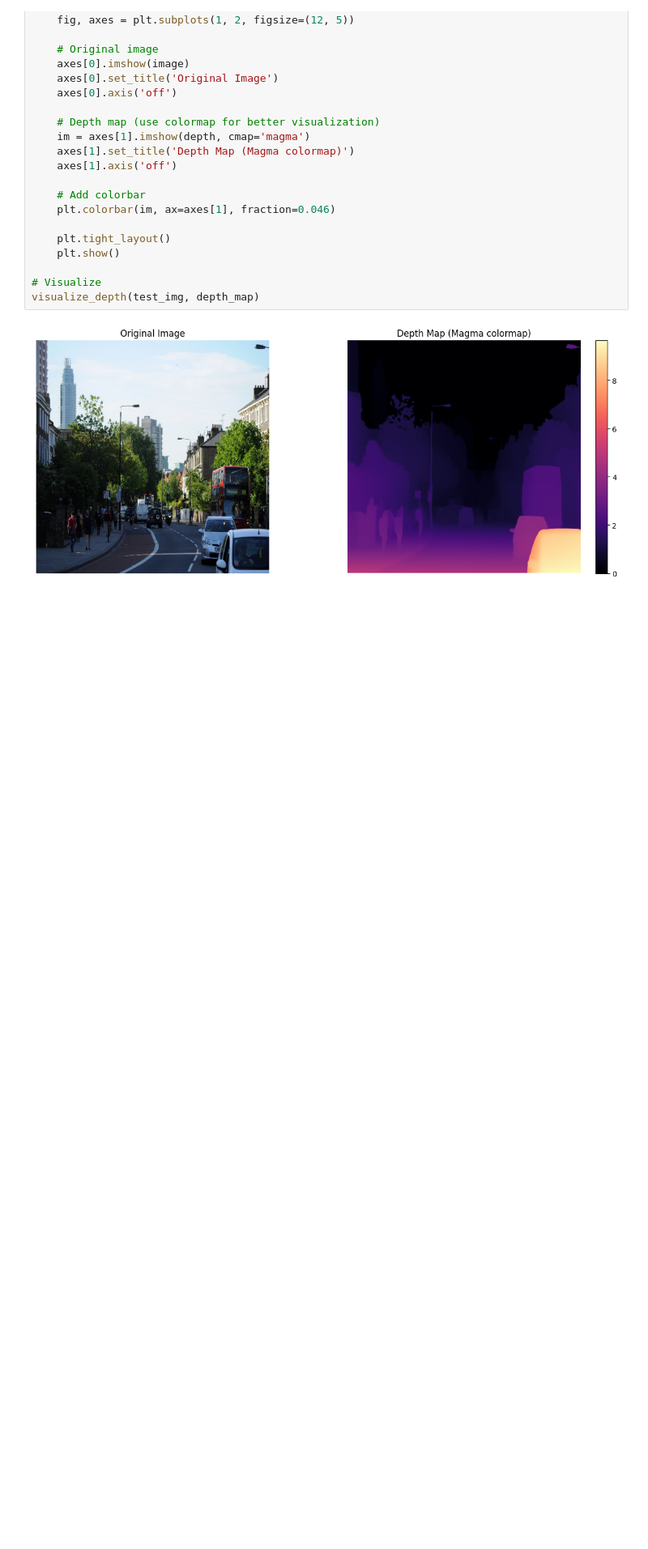
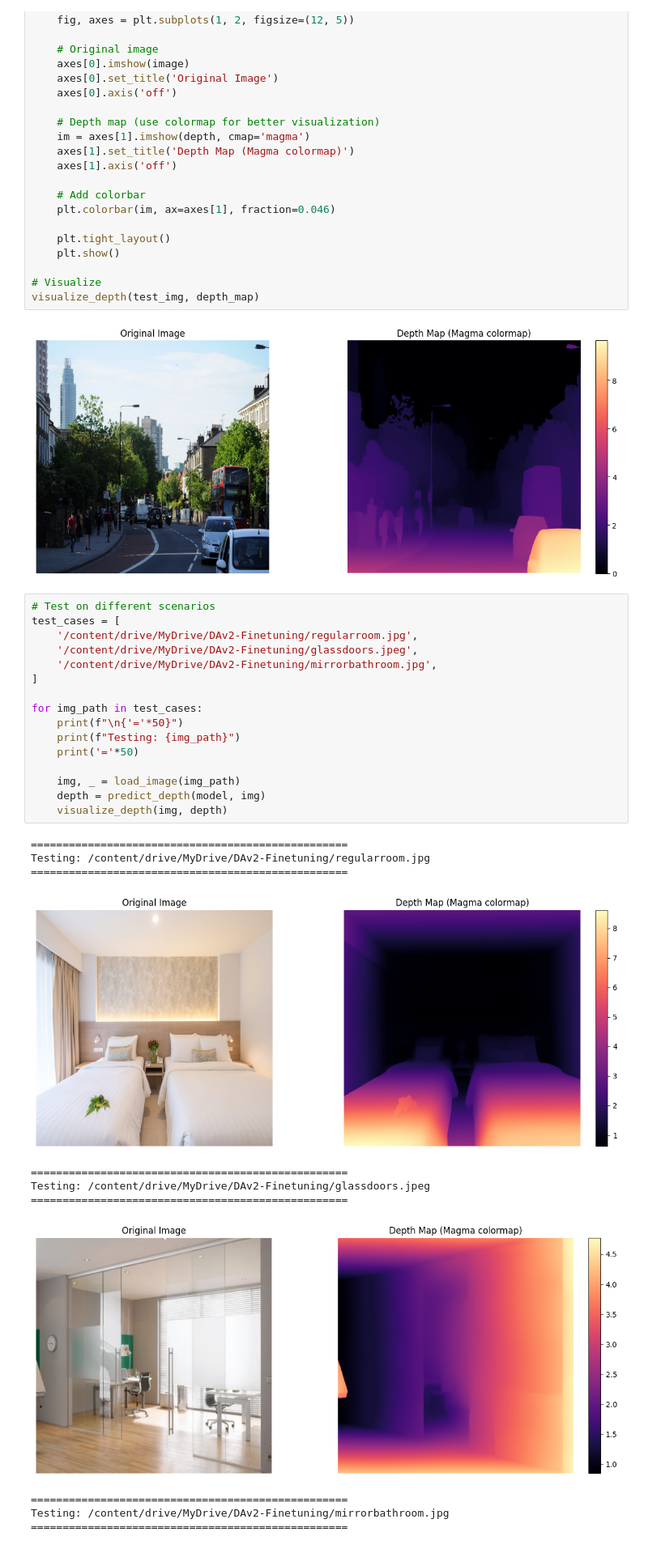
Before and after one commit to bunnysocks/LLaVA-Finetuning, a Jupyter notebook: BaselineModelTesting.ipynb, the cells around one changed output. Shown at 81% size. Saved outputs shown, nothing was run; the diff lists cells and outputs as text; blank space fills up the shorter version.

```diff
--- a/BaselineModelTesting.ipynb
+++ b/BaselineModelTesting.ipynb
@@ -182,3 +182,31 @@ def visualize_depth(image, depth):
 visualize_depth(test_img, depth_map)
 # %% [output]
 [figure]
+# %%
+# Test on different scenarios
+test_cases = [
+    '/content/drive/MyDrive/DAv2-Finetuning/regularroom.jpg',
+    '/content/drive/MyDrive/DAv2-Finetuning/glassdoors.jpeg',
+    '/content/drive/MyDrive/DAv2-Finetuning/mirrorbathroom.jpg',
+]
+
+for img_path in test_cases:
+    print(f"\n{'='*50}")
+    print(f"Testing: {img_path}")
+    print('='*50)
+
+    img, _ = load_image(img_path)
+    depth = predict_depth(model, img)
+    visualize_depth(img, depth)
+# %% [output]
+==================================================
+Testing: /content/drive/MyDrive/DAv2-Finetuning/regularroom.jpg
+==================================================
+[figure, added]
+==================================================
+Testing: /content/drive/MyDrive/DAv2-Finetuning/glassdoors.jpeg
+==================================================
+[figure, added]
+==================================================
+Testing: /content/drive/MyDrive/DAv2-Finetuning/mirrorbathroom.jpg
+==================================================
```
Also changed, not shown: parts of 6 cells of this notebook.
